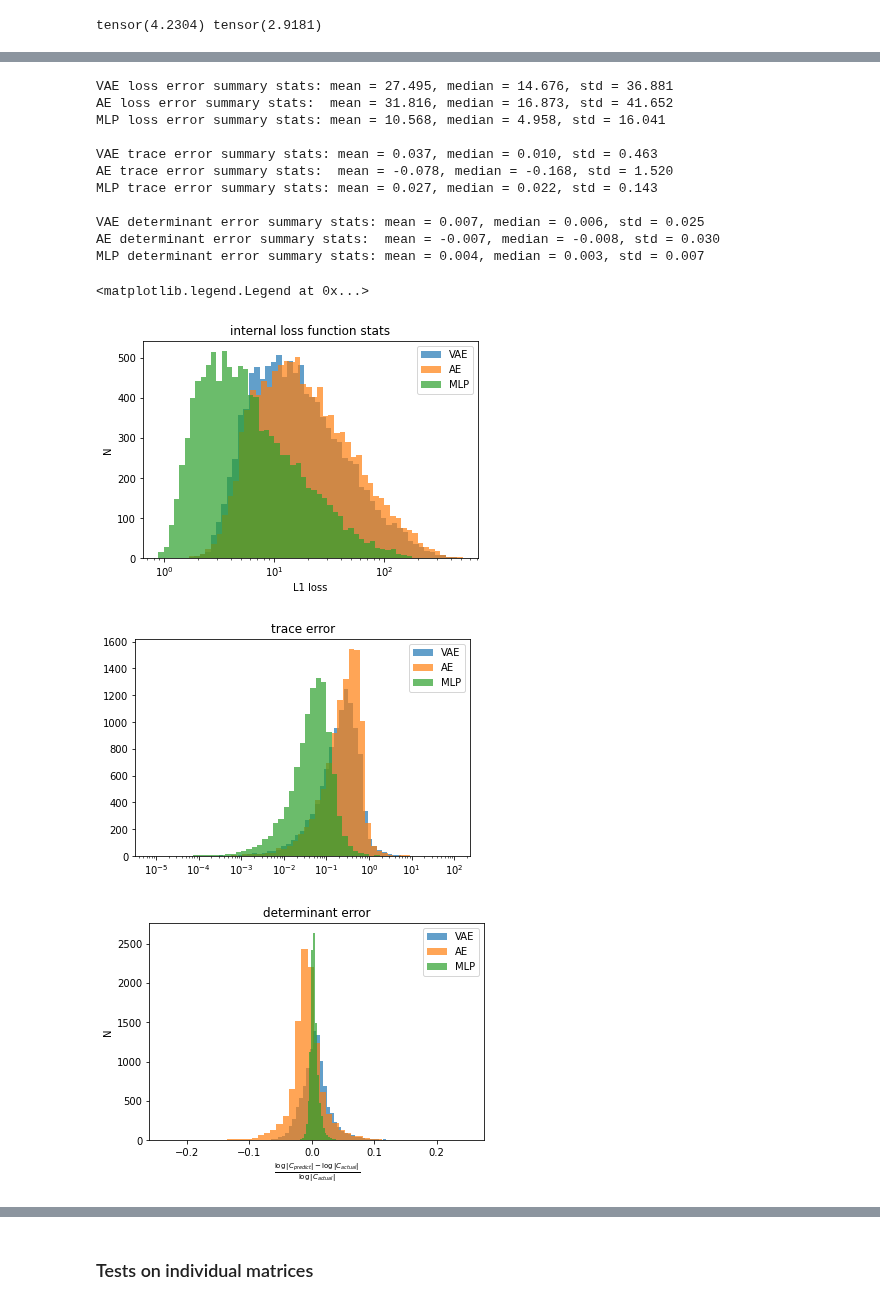
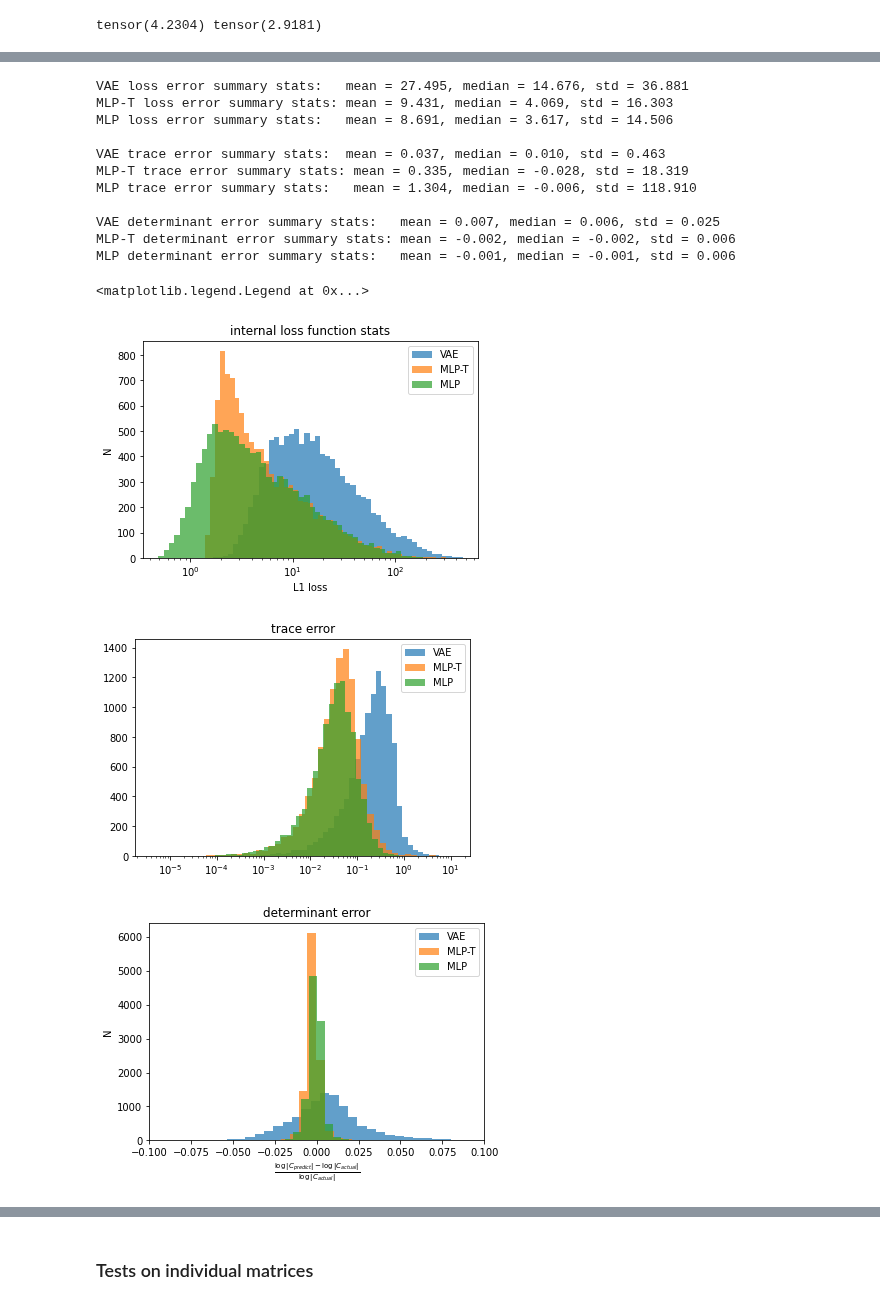
Before and after one commit to jadamo/CovNet, a Jupyter notebook: notebooks/Test-Network.ipynb, the cells around one changed output, grey strips where cells are left out. Drawn from its saved outputs; the diff is of its cells as text; code cells hidden in the pictures.

```diff
--- a/notebooks/Test-Network.ipynb
+++ b/notebooks/Test-Network.ipynb
@@ -151,8 +153,8 @@ def plot_heatmap(params, data, label, extents, cmap, log_scale):
 # %%
 # load the test set
 t1 = time.time()
-test_data     = CovNet.MatrixDataset(training_dir, N_test, offset, train_nuisance, True, train_gaussian_only=False)
-gaussian_data = CovNet.MatrixDataset(training_dir, N_test, offset, train_nuisance, True, train_gaussian_only=True)
+test_data     = CovNet.MatrixDataset(training_dir, N_test, offset, train_gaussian_only=False)
+gaussian_data = CovNet.MatrixDataset(training_dir, N_test, offset, train_gaussian_only=True)
 t2 = time.time()
 print("Done loading in data, took {:0.2f} s".format(t2 - t1))
 # %% [output]
@@ -310,9 +345,9 @@ tensor(4.2304) tensor(2.9181)
 # %%
 # try to visualize the latent feature space
 features_encoder_VAE = torch.zeros(N_test, 6, device=CovNet.try_gpu())
-features_encoder_AE = torch.zeros(N_test, 6, device=CovNet.try_gpu())
+#features_encoder_AE = torch.zeros(N_test, 6, device=CovNet.try_gpu())
 features_latent_VAE = torch.zeros(N_test, 6, device=CovNet.try_gpu())
-features_latent_AE = torch.zeros(N_test, 6, device=CovNet.try_gpu())
+#features_latent_AE = torch.zeros(N_test, 6, device=CovNet.try_gpu())
 
 for i in tqdm(range(N_test)):
     matrix = test_data[i][1]
@@ -320,14 +355,14 @@ for i in tqdm(range(N_test)):
     z, mu_VAE, log_var = encoder_VAE(matrix.view(1, 50, 50))
     features_encoder_VAE[i] = mu_VAE.detach()
     features_latent_VAE[i] = net_latent_VAE(params).detach()
-    z, mu_AE, log_var = encoder_AE(matrix.view(1, 50, 50))
-    features_encoder_AE[i] = z.detach()
-    features_latent_AE[i] = net_latent_AE(params).detach()
+    # z, mu_AE, log_var = encoder_AE(matrix.view(1, 50, 50))
+    # features_encoder_AE[i] = z.detach()
+    # features_latent_AE[i] = net_latent_AE(params).detach()
 
 features_encoder_VAE = features_encoder_VAE.to("cpu").detach().numpy()
 features_latent_VAE = features_latent_VAE.to("cpu").detach().numpy()
-features_encoder_AE = features_encoder_AE.to("cpu").detach().numpy()
-features_latent_AE = features_latent_AE.to("cpu").detach().numpy()
+# features_encoder_AE = features_encoder_AE.to("cpu").detach().numpy()
+# features_latent_AE = features_latent_AE.to("cpu").detach().numpy()
 # %%
 N_colors = 6 # <- number of colors
 base = plt.cm.get_cmap("jet")
@@ -499,7 +538,7 @@ MLP: min loss: 0.551, max loss 74.589, avg loss: 2.950
 plt.title("internal loss function stats")
 
 plt.hist(loss_data[:,0], alpha=0.7, label="VAE", bins=np.logspace(np.log10(np.amin(loss_data[:,0])), np.log10(np.amax(loss_data[:,0])), 50))
-plt.hist(loss_data[:,1], alpha=0.7, label="AE", bins=np.logspace(np.log10(np.amin(loss_data[:,1])), np.log10(np.amax(loss_data[:,1])), 50))
+plt.hist(loss_data[:,1], alpha=0.7, label="MLP-T", bins=np.logspace(np.log10(np.amin(loss_data[:,1])), np.log10(np.amax(loss_data[:,1])), 50))
 plt.hist(loss_data[:,2], alpha=0.7, label="MLP", bins=np.logspace(np.log10(np.amin(loss_data[:,2])), np.log10(np.amax(loss_data[:,2])), 50))
 plt.xlabel("L1 loss")
 plt.ylabel("N")
@@ -507,14 +546,16 @@ plt.legend()
 plt.xscale("log")
 
 trace_diff = (trace_predict - trace_actual) / trace_actual
-#trace_diff = trace_diff[(cond_predict < 1e9)]
+trace_diff_T = trace_diff[:,1][(cond_predict[:,1] < 1e9)]
+trace_diff_MLP = trace_diff[:,2][(cond_predict[:,2] < 1e9)]
+#print(trace_diff[:,1])
 
 plt.figure()
 plt.title("trace error")
 #plt.hist(abs(trace_diff_1), alpha=0.7, label="matrix -> latent -> matrix", bins=np.logspace(np.log10(np.amin(abs(trace_diff_1))), np.log10(abs(np.amax(trace_diff_1))), 50))
 plt.hist(abs(trace_diff[:,0]), alpha=0.7, label="VAE", bins=np.logspace(np.log10(np.amin(abs(trace_diff[:,0]))), np.log10(np.amax(trace_diff[:,0])), 50))
-plt.hist(abs(trace_diff[:,1]), alpha=0.7, label="AE", bins=np.logspace(np.log10(np.amin(abs(trace_diff[:,1]))), np.log10(np.amax(trace_diff[:,1])), 50))
-plt.hist(abs(trace_diff[:,2]), alpha=0.7, label="MLP", bins=np.logspace(np.log10(np.amin(abs(trace_diff[:,2]))), np.log10(np.amax(trace_diff[:,2])), 50))
+plt.hist(abs(trace_diff_T), alpha=0.7, label="MLP-T", bins=np.logspace(np.log10(np.amin(abs(trace_diff_T))), np.log10(np.amax(trace_diff_T)), 50))
+plt.hist(abs(trace_diff_MLP), alpha=0.7, label="MLP", bins=np.logspace(np.log10(np.amin(abs(trace_diff_MLP))), np.log10(np.amax(trace_diff_MLP)), 50))
 plt.xscale("log")
 plt.legend()
 
@@ -522,57 +563,58 @@ det_diff = (det_predict - det_actual) / det_actual
 #det_diff = det_diff[(cond_predict < 1e9)]
 
 num = len(loss_data[(abs(loss_data) <= 10)])
-print("VAE loss error summary stats: mean = {:0.3f}, median = {:0.3f}, std = {:0.3f}".format(np.mean(loss_data[:,0]), np.median(loss_data[:,0]), np.std(loss_data[:,0])))
-print("AE loss error summary stats:  mean = {:0.3f}, median = {:0.3f}, std = {:0.3f}".format(np.mean(loss_data[:,1]), np.median(loss_data[:,1]), np.std(loss_data[:,1])))
-print("MLP loss error summary stats: mean = {:0.3f}, median = {:0.3f}, std = {:0.3f}".format(np.mean(loss_data[:,2]), np.median(loss_data[:,2]), np.std(loss_data[:,2])))
+print("VAE loss error summary stats:   mean = {:0.3f}, median = {:0.3f}, std = {:0.3f}".format(np.mean(loss_data[:,0]), np.median(loss_data[:,0]), np.std(loss_data[:,0])))
+print("MLP-T loss error summary stats: mean = {:0.3f}, median = {:0.3f}, std = {:0.3f}".format(np.mean(loss_data[:,1]), np.median(loss_data[:,1]), np.std(loss_data[:,1])))
+print("MLP loss error summary stats:   mean = {:0.3f}, median = {:0.3f}, std = {:0.3f}".format(np.mean(loss_data[:,2]), np.median(loss_data[:,2]), np.std(loss_data[:,2])))
 #print("{:0d} ({:0.2f}%) of matrices have loss better than 10!".format(num, 100.*num/N_test))
 
 #num = len(trace_diff_2[(abs(trace_diff_2) <= 0.1)])
-print("\nVAE trace error summary stats: mean = {:0.3f}, median = {:0.3f}, std = {:0.3f}".format(np.mean(trace_diff[:,0]), np.median(trace_diff[:,0]), np.std(trace_diff[:,0])))
-print("AE trace error summary stats:  mean = {:0.3f}, median = {:0.3f}, std = {:0.3f}".format(np.mean(trace_diff[:,1]), np.median(trace_diff[:,1]), np.std(trace_diff[:,1])))
-print("MLP trace error summary stats: mean = {:0.3f}, median = {:0.3f}, std = {:0.3f}".format(np.mean(trace_diff[:,2]), np.median(trace_diff[:,2]), np.std(trace_diff[:,2])))
+print("\nVAE trace error summary stats:  mean = {:0.3f}, median = {:0.3f}, std = {:0.3f}".format(np.mean(trace_diff[:,0]), np.median(trace_diff[:,0]), np.std(trace_diff[:,0])))
+print("MLP-T trace error summary stats: mean = {:0.3f}, median = {:0.3f}, std = {:0.3f}".format(np.mean(trace_diff[:,1]), np.median(trace_diff[:,1]), np.std(trace_diff[:,1])))
+print("MLP trace error summary stats:   mean = {:0.3f}, median = {:0.3f}, std = {:0.3f}".format(np.mean(trace_diff[:,2]), np.median(trace_diff[:,2]), np.std(trace_diff[:,2])))
 #print("{:0d} ({:0.2f}%) of matrices have trace errors better than 10%!".format(num, 100.*num/N_test))
 
 #num = len(det_diff_2[(abs(det_diff_2) <= 0.01)])
-print("\nVAE determinant error summary stats: mean = {:0.3f}, median = {:0.3f}, std = {:0.3f}".format(np.mean(det_diff[:,0]), np.median(det_diff[:,0]), np.std(det_diff[:,0])))
-print("AE determinant error summary stats:  mean = {:0.3f}, median = {:0.3f}, std = {:0.3f}".format(np.mean(det_diff[:,1]), np.median(det_diff[:,1]), np.std(det_diff[:,1])))
-print("MLP determinant error summary stats: mean = {:0.3f}, median = {:0.3f}, std = {:0.3f}".format(np.mean(det_diff[:,2]), np.median(det_diff[:,2]), np.std(det_diff[:,2])))
+print("\nVAE determinant error summary stats:   mean = {:0.3f}, median = {:0.3f}, std = {:0.3f}".format(np.mean(det_diff[:,0]), np.median(det_diff[:,0]), np.std(det_diff[:,0])))
+print("MLP-T determinant error summary stats: mean = {:0.3f}, median = {:0.3f}, std = {:0.3f}".format(np.mean(det_diff[:,1]), np.median(det_diff[:,1]), np.std(det_diff[:,1])))
+print("MLP determinant error summary stats:   mean = {:0.3f}, median = {:0.3f}, std = {:0.3f}".format(np.mean(det_diff[:,2]), np.median(det_diff[:,2]), np.std(det_diff[:,2])))
 #print("{:0d} ({:0.2f}%) of matrices have log determinant errors better than 1%!".format(num, 100.*num/N_test))
 
 plt.figure()
 plt.title("determinant error")
 #plt.hist(det_diff_1, alpha=0.7, label="matrix -> latent -> matrix", bins=np.linspace(np.amin(det_diff_1), np.amax(det_diff_1), 50))
 plt.hist(det_diff[:,0], alpha=0.7, label="VAE", bins=np.linspace(np.amin(det_diff[:,0]), np.amax(det_diff[:,0]), 50))
-plt.hist(det_diff[:,1], alpha=0.7, label="AE", bins=np.linspace(np.amin(det_diff[:,1]), np.amax(det_diff[:,1]), 50))
+plt.hist(det_diff[:,1], alpha=0.7, label="MLP-T", bins=np.linspace(np.amin(det_diff[:,1]), np.amax(det_diff[:,1]), 50))
 plt.hist(det_diff[:,2], alpha=0.7, label="MLP", bins=np.linspace(np.amin(det_diff[:,2]), np.amax(det_diff[:,2]), 50))
 plt.xlabel(r"$\frac{\log{|C_{predict}|} - \log{|C_{actual}|}}{\log{|C_{actual}|}}$")
 plt.ylabel("N")
+plt.xlim(-0.1, 0.1)
 plt.legend()
 
 plt.figure()
 plt.title("condition numbers")
 plt.hist(cond_actual, alpha=0.7, label=r"$cond(C_{actual})$", bins=np.logspace(np.log10(np.amin(cond_actual)), np.log10(np.amax(cond_actual)), 50))
 plt.hist(cond_predict[:,0], alpha=0.7, label=r"$cond(C_{predict})$", bins=np.logspace(np.log10(np.amin(cond_predict[:,0])), np.log10(np.amax(cond_predict[:,0])), 50))
 plt.xlabel(r"$cond(C)$")
 plt.ylabel("N")
 plt.xscale("log")
 plt.legend()
 # %% [output]
-VAE loss error summary stats: mean = 27.495, median = 14.676, std = 36.881
-AE loss error summary stats:  mean = 31.816, median = 16.873, std = 41.652
-MLP loss error summary stats: mean = 10.568, median = 4.958, std = 16.041
+VAE loss error summary stats:   mean = 27.495, median = 14.676, std = 36.881
+MLP-T loss error summary stats: mean = 9.431, median = 4.069, std = 16.303
+MLP loss error summary stats:   mean = 8.691, median = 3.617, std = 14.506
 
-VAE trace error summary stats: mean = 0.037, median = 0.010, std = 0.463
-AE trace error summary stats:  mean = -0.078, median = -0.168, std = 1.520
-MLP trace error summary stats: mean = 0.027, median = 0.022, std = 0.143
+VAE trace error summary stats:  mean = 0.037, median = 0.010, std = 0.463
+MLP-T trace error summary stats: mean = 0.335, median = -0.028, std = 18.319
+MLP trace error summary stats:   mean = 1.304, median = -0.006, std = 118.910
 
-VAE determinant error summary stats: mean = 0.007, median = 0.006, std = 0.025
-AE determinant error summary stats:  mean = -0.007, median = -0.008, std = 0.030
-MLP determinant error summary stats: mean = 0.004, median = 0.003, std = 0.007
+VAE determinant error summary stats:   mean = 0.007, median = 0.006, std = 0.025
+MLP-T determinant error summary stats: mean = -0.002, median = -0.002, std = 0.006
+MLP determinant error summary stats:   mean = -0.001, median = -0.001, std = 0.006
 <matplotlib.legend.Legend at 0x...>
-[figure, old version]
+[figure, new version]
-[figure, old version]
+[figure, new version]
-[figure, old version]
+[figure, new version]
 [figure]
 # %%
 plt.title("internal loss function stats")
```
Also changed, not shown: parts of 31 cells of this notebook, 9 other files.
